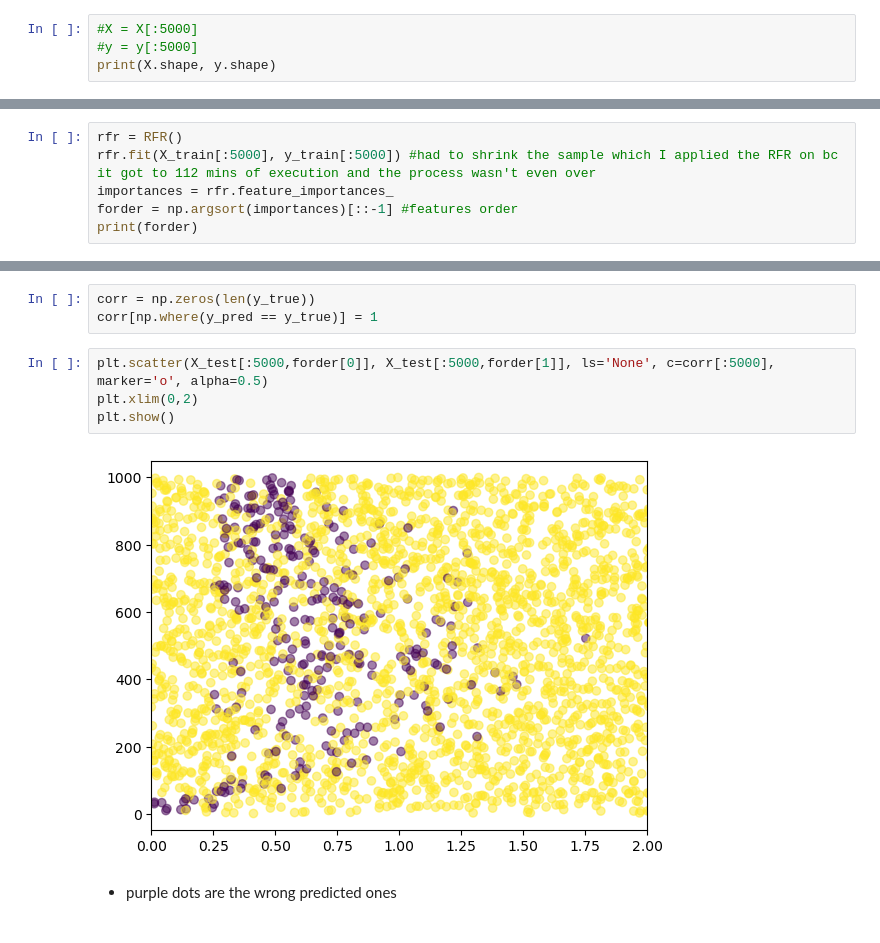
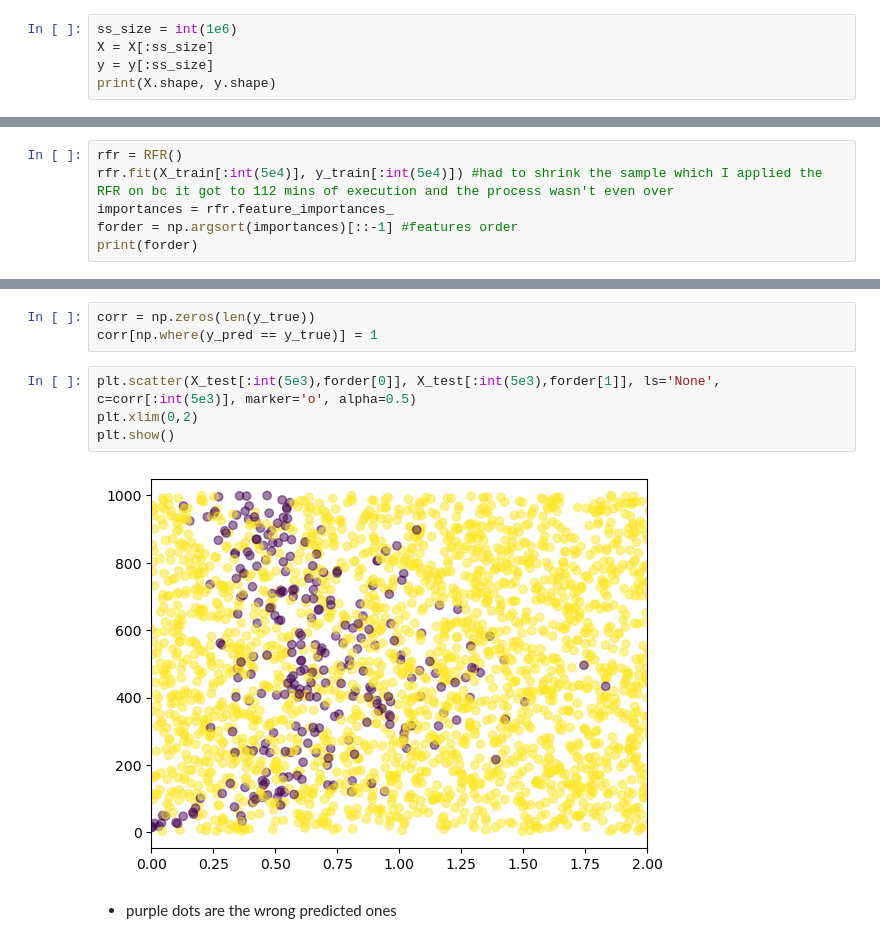
Before and after one commit to FedericoRivano/astrostatistics_bicocca_2026, a Jupyter notebook: working/Es20.ipynb, the cells around one changed output, grey strips where cells are left out. Drawn from its saved outputs; the diff is of its cells as text.

```diff
--- a/working/Es20.ipynb
+++ b/working/Es20.ipynb
@@ -72,7 +73,8 @@ f.close()
 # %% [markdown]
 let's work on a subsample to reduce the computing time
 # %%
-#X = X[:5000]
-#y = y[:5000]
+ss_size = int(1e6)
+X = X[:ss_size]
+y = y[:ss_size]
 print(X.shape, y.shape)
 # %% [output]
@@ -94,7 +96,7 @@ plt.show()
 [figure]
 # %%
 rfr = RFR()
-rfr.fit(X_train[:5000], y_train[:5000]) #had to shrink the sample which I applied the RFR on bc it got to 112 mins of execution and the process wasn't even over
+rfr.fit(X_train[:int(5e4)], y_train[:int(5e4)]) #had to shrink the sample which I applied the RFR on bc it got to 112 mins of execution and the process wasn't even over
 importances = rfr.feature_importances_
 forder = np.argsort(importances)[::-1] #features order
 print(forder)
@@ -122,11 +126,11 @@ y_pred = dtree.predict(X_test)
 corr = np.zeros(len(y_true))
 corr[np.where(y_pred == y_true)] = 1
 # %%
-plt.scatter(X_test[:5000,forder[0]], X_test[:5000,forder[1]], ls='None', c=corr[:5000], marker='o', alpha=0.5)
+plt.scatter(X_test[:int(5e3),forder[0]], X_test[:int(5e3),forder[1]], ls='None', c=corr[:int(5e3)], marker='o', alpha=0.5)
 plt.xlim(0,2)
 plt.show()
 # %% [output]
-[figure, old version]
+[figure, new version]
 # %% [markdown]
 * purple dots are the wrong predicted ones
 # %% [markdown]
```
Also changed, not shown: parts of 14 cells of this notebook, 25 other files.
